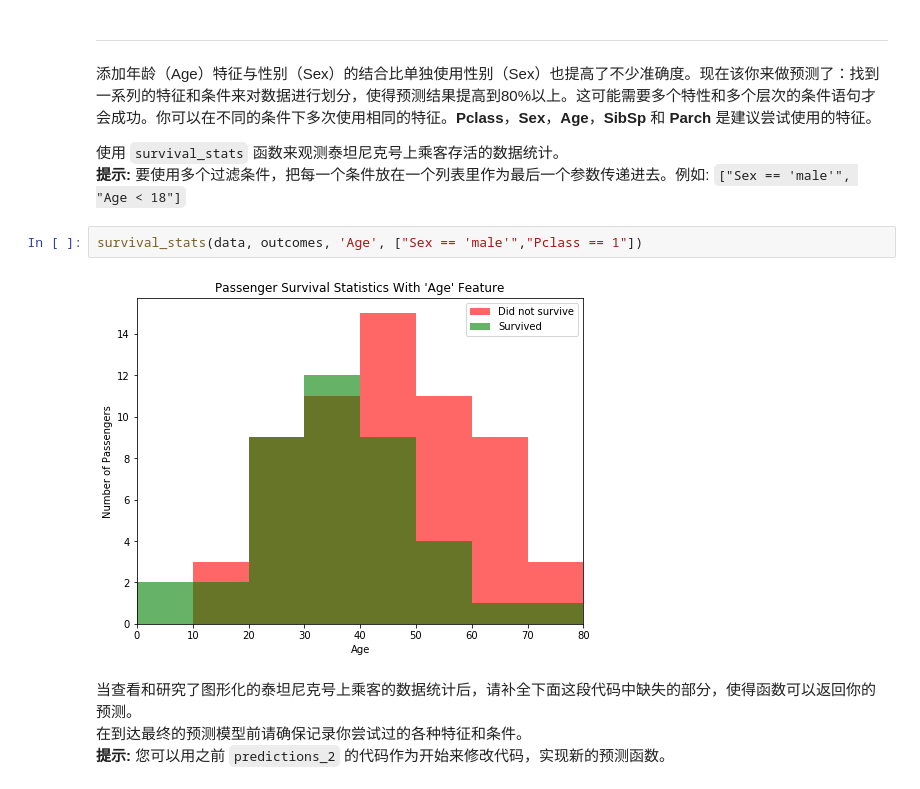
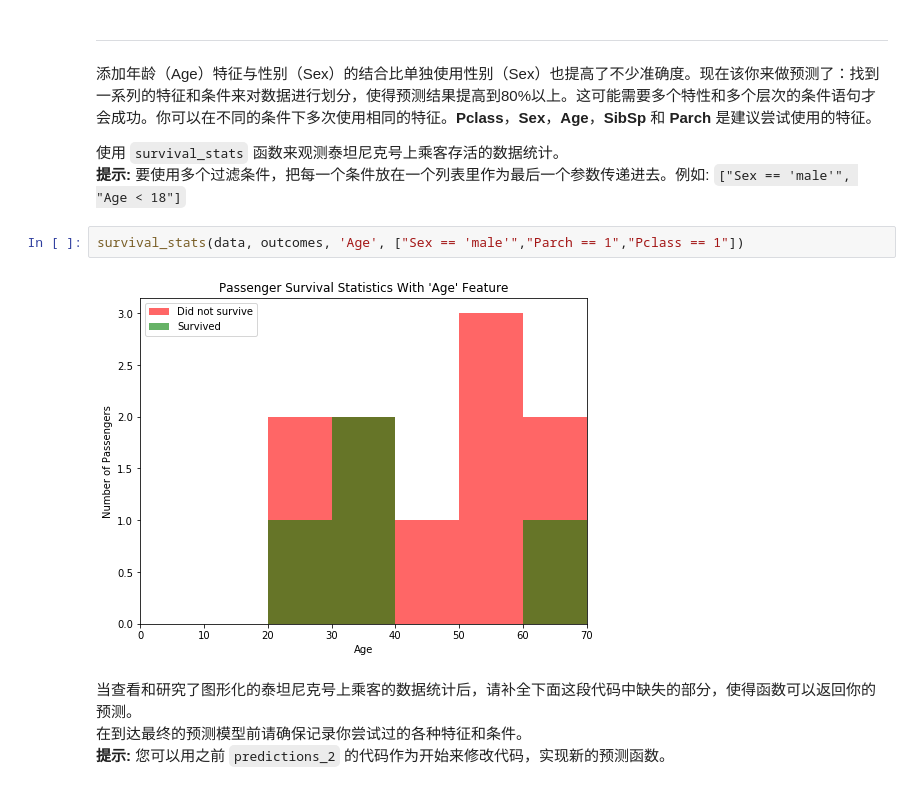
Before and after one commit to chrrity/ml-titanic, a Jupyter notebook: titanic_survival_exploration.ipynb, the cells around one changed output. Cells and saved outputs as stored; diff of their text form.

```diff
--- a/titanic_survival_exploration.ipynb
+++ b/titanic_survival_exploration.ipynb
@@ -247,9 +247,9 @@ Predictions have an accuracy of 79.24%.
 使用 `survival_stats` 函数来观测泰坦尼克号上乘客存活的数据统计。
 **提示:** 要使用多个过滤条件，把每一个条件放在一个列表里作为最后一个参数传递进去。例如: `["Sex == 'male'", "Age < 18"]`
 # %%
-survival_stats(data, outcomes, 'Age', ["Sex == 'male'","Pclass == 1"])
+survival_stats(data, outcomes, 'Age', ["Sex == 'male'","Parch == 1","Pclass == 1"])
 # %% [output]
-[figure, old version]
+[figure, new version]
 # %% [markdown]
 当查看和研究了图形化的泰坦尼克号上乘客的数据统计后，请补全下面这段代码中缺失的部分，使得函数可以返回你的预测。
 在到达最终的预测模型前请确保记录你尝试过的各种特征和条件。
```
Also changed, not shown: parts of 2 cells of this notebook.
